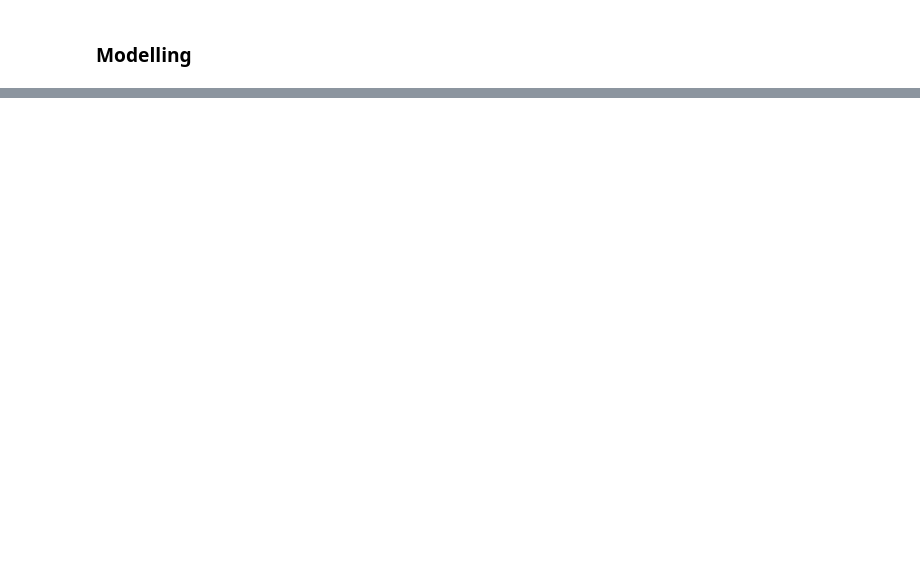
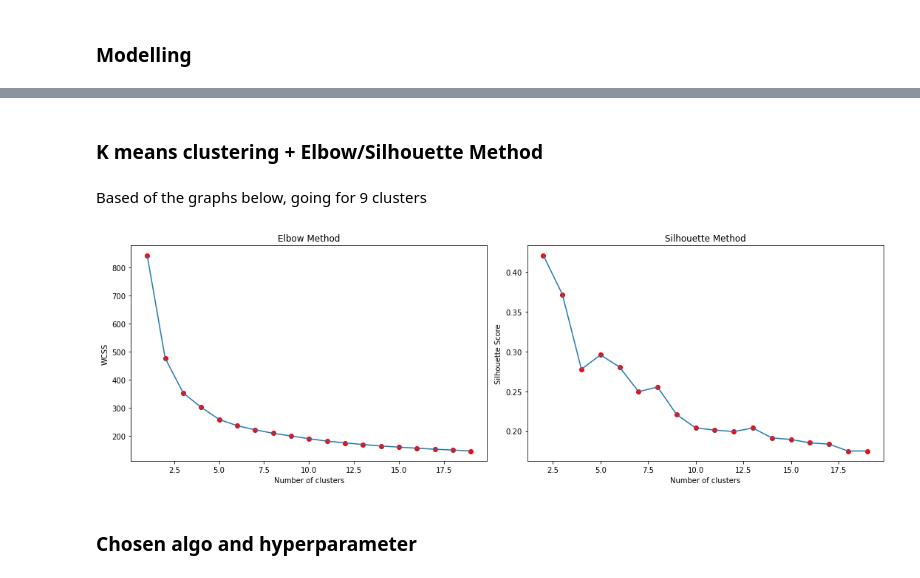
Before and after one commit to alexchaucs/spotify-personalisation, a Jupyter notebook: packages/experimentation/spotify.ipynb, the cells around one changed output, grey strips where cells are left out. Cells and saved outputs as stored; diff of their text form; code cells hidden in the pictures; blank space fills up the shorter version.

Commit message:
Added kmeans exploration

```diff
--- a/packages/experimentation/spotify.ipynb
+++ b/packages/experimentation/spotify.ipynb
@@ -98,13 +110,13 @@ features = [
     'danceability',
     'energy',
     'instrumentalness',
-    'key',
+    # 'key',
     'liveness',
-    'loudness',
-    'mode',
+    # 'loudness',
+    # 'mode',
     'speechiness',
-    'tempo',
-    'time_signature',
+    # 'tempo',
+    # 'time_signature',
     'valence'
 ]
 
@@ -119,0 +156,48 @@ df_clean[features] = scaler.fit_transform(df_clean[features])
+# %% [markdown]
+### K means clustering + Elbow/Silhouette Method
+# %%
+# Reduce Dataset to just values
+X = df_clean[features].values
+# %% [markdown]
+Based of the graphs below, going for 9 clusters
+# %%
+from sklearn.cluster import KMeans
+
+wcss = [] # Within-Cluster Sum of Square
+silhouette_scores = []
+
+for i in range(1, 20):
+    kmeans = KMeans(n_clusters=i, init='k-means++', max_iter=1000, n_init=10).fit(X)
+    #Elbow Method
+    wcss.append(kmeans.inertia_)
+
+    #Silhouette
+    if i >= 2: #Requires two samples
+        label = kmeans.labels_
+        sil_coeff = silhouette_score(X, label, metric='euclidean')
+        silhouette_scores.append(sil_coeff)
+
+fig, axs = plt.subplots(1, 2, figsize=(15, 5))
+
+axs[0].plot(range(1, 20), wcss)
+axs[0].scatter(range(1, 20), wcss, color='red')
+axs[0].set_title('Elbow Method')
+axs[0].set_xlabel('Number of clusters')
+axs[0].set_ylabel('WCSS')
+# plt.show()
+
+
+
+axs[1].plot(range(2, 20), silhouette_scores)
+axs[1].scatter(range(2, 20), silhouette_scores, color='red')
+axs[1].set_title('Silhouette Method')
+axs[1].set_xlabel('Number of clusters')
+axs[1].set_ylabel('Silhouette Score')
+# plt.show()
+
+plt.tight_layout()
+plt.show()
+# %% [output]
+[figure, added]
+# %% [markdown]
+### Chosen algo and hyperparameter
```
Also changed, not shown: parts of 20 cells of this notebook, 1 other file.
